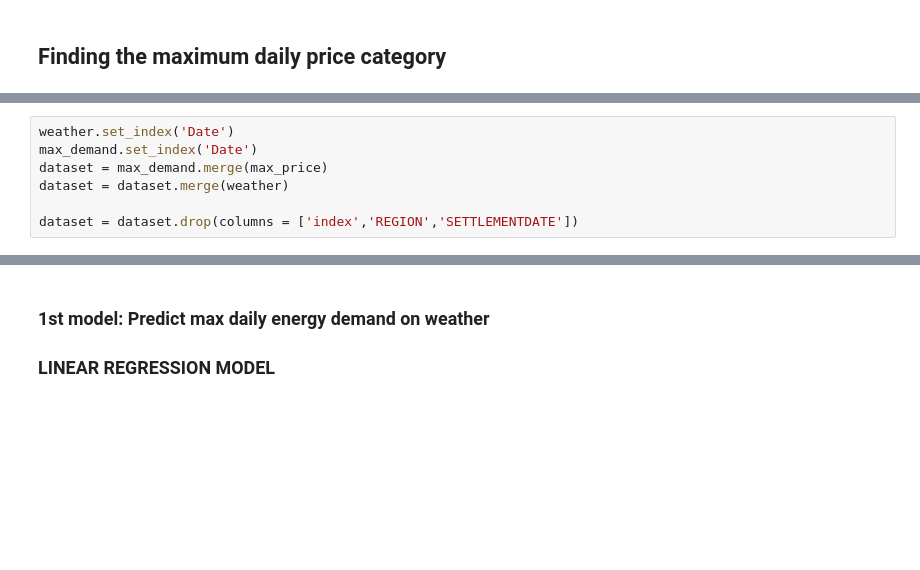
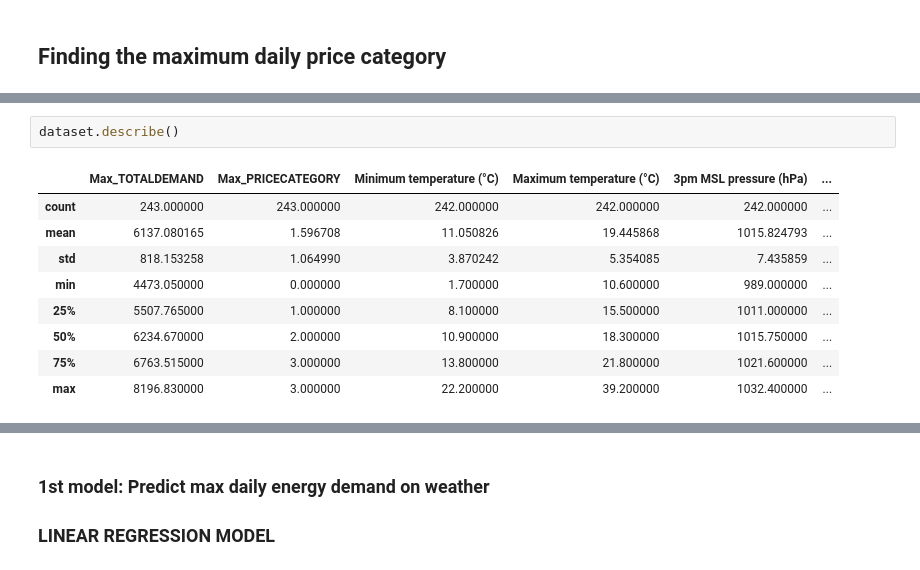
Before and after one commit to Rloanuald/DATA0006_A2_WeatherVsEnergy, a Jupyter notebook: 0.assign2_group2.ipynb, the cells around one changed output, grey strips where cells are left out. Drawn from its saved outputs; the diff is of its cells as text; blank space fills up the shorter version.

```diff
--- a/0.assign2_group2.ipynb
+++ b/0.assign2_group2.ipynb
@@ -116,10 +119,3 @@ max_price
 | 241 | 241 | 2 |
 | 242 | 242 | 1 |
 243 rows × 2 columns
-# %%
-weather.set_index('Date')
-max_demand.set_index('Date')
-dataset = max_demand.merge(max_price)
-dataset = dataset.merge(weather)
-
-dataset = dataset.drop(columns = ['index','REGION','SETTLEMENTDATE'])
@@ -129,0 +190,12 @@ dataset.to_csv('all_data.csv',index=False)
+# %%
+dataset.describe()
+# %% [output]
+|  | Max_TOTALDEMAND | Max_PRICECATEGORY | Minimum temperature (°C) | Maximum temperature (°C) | 3pm MSL pressure (hPa) | ... |
+| count | 243.000000 | 243.000000 | 242.000000 | 242.000000 | 242.000000 | ... |
+| mean | 6137.080165 | 1.596708 | 11.050826 | 19.445868 | 1015.824793 | ... |
+| std | 818.153258 | 1.064990 | 3.870242 | 5.354085 | 7.435859 | ... |
+| min | 4473.050000 | 0.000000 | 1.700000 | 10.600000 | 989.000000 | ... |
+| 25% | 5507.765000 | 1.000000 | 8.100000 | 15.500000 | 1011.000000 | ... |
+| 50% | 6234.670000 | 2.000000 | 10.900000 | 18.300000 | 1015.750000 | ... |
+| 75% | 6763.515000 | 3.000000 | 13.800000 | 21.800000 | 1021.600000 | ... |
+| max | 8196.830000 | 3.000000 | 22.200000 | 39.200000 | 1032.400000 | ... |
```
Also changed, not shown: parts of 30 cells of this notebook.
